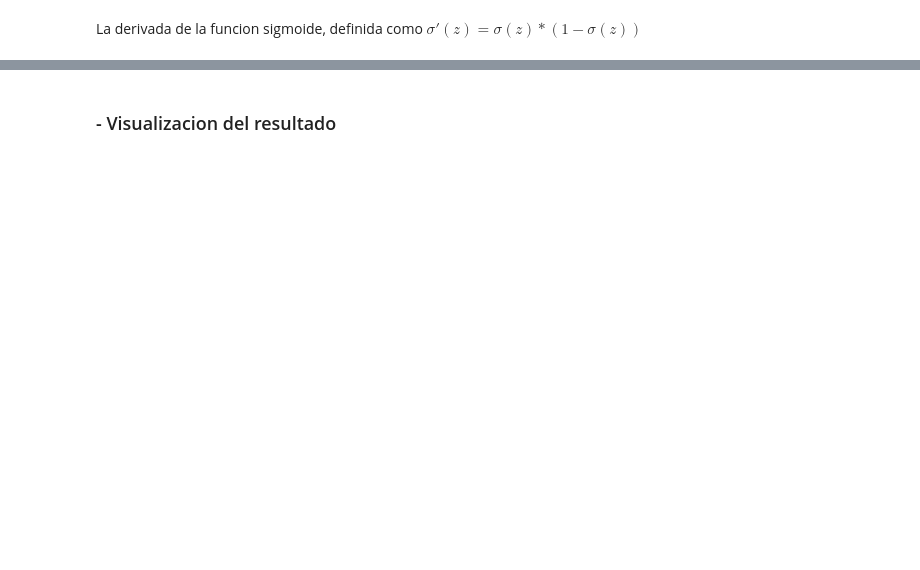
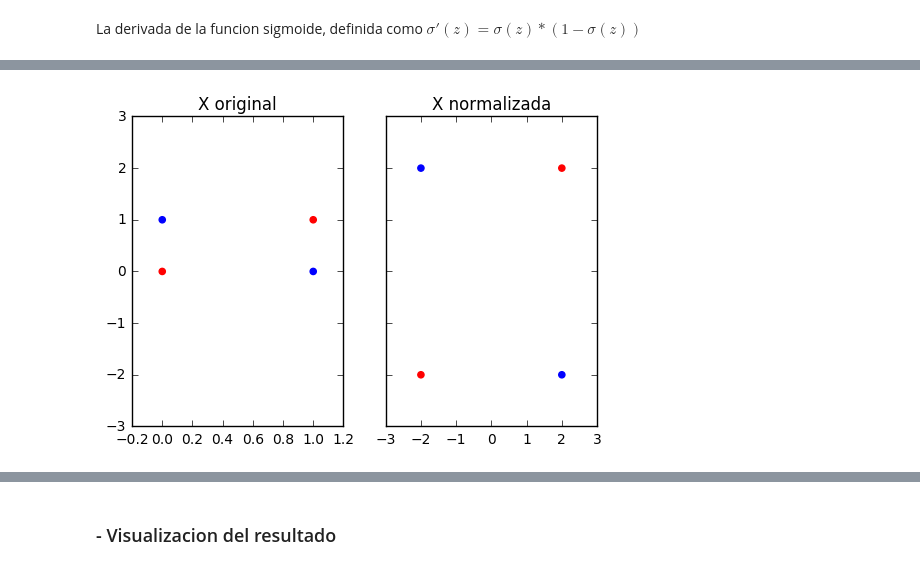
Before and after one commit to psatencio/IA_ITM, a Jupyter notebook: Presentaciones/4. Machine Learning/Modulo 4_3_3_conceptos_practicos.ipynb, the cells around one changed output, grey strips where cells are left out. Drawn from its saved outputs; the diff is of its cells as text; code cells hidden in the pictures; blank space fills up the shorter version.

```diff
--- a/Presentaciones/4. Machine Learning/Modulo 4_3_3_conceptos_practicos.ipynb
+++ b/Presentaciones/4. Machine Learning/Modulo 4_3_3_conceptos_practicos.ipynb
@@ -81,9 +60,0 @@ X = X.T
-# %%
-def normalize_input(X):
-    v_x = np.var(X)
-    m_x = np.mean(X)
-
-    X -= m_x
-    X /= v_x
-
-    return X
@@ -214,0 +97,34 @@ def visualize_lr(parameters, X, Y):
+# %%
+def normalize_input(X):
+    x = np.copy(X)
+
+    v_x = np.var(x)
+    m_x = np.mean(x)
+
+    x -= m_x
+    x /= v_x
+
+    return x
+# %%
+import numpy as np
+import matplotlib.pyplot as plt
+
+X = np.array([[0,0],[0,1],[1,0],[1,1]], dtype=float)
+Y = np.array([[0, 1, 1, 0]])
+
+X_norm = normalize_input(X)
+
+color= ['blue' if y == 1 else 'red' for y in np.squeeze(Y)]
+
+f, (ax1, ax2) = plt.subplots(1, 2, sharey=True)
+
+ax1.set_title("X original")
+ax1.scatter(X[:,0], X[:,1], color=color)
+ax2.set_title("X normalizada")
+ax2.scatter(X_norm[:,0], X_norm[:,1], color=color)
+
+plt.show()
+
+X = X_norm.T
+# %% [output]
+[figure, added]
```
Also changed, not shown: parts of 24 cells of this notebook.
